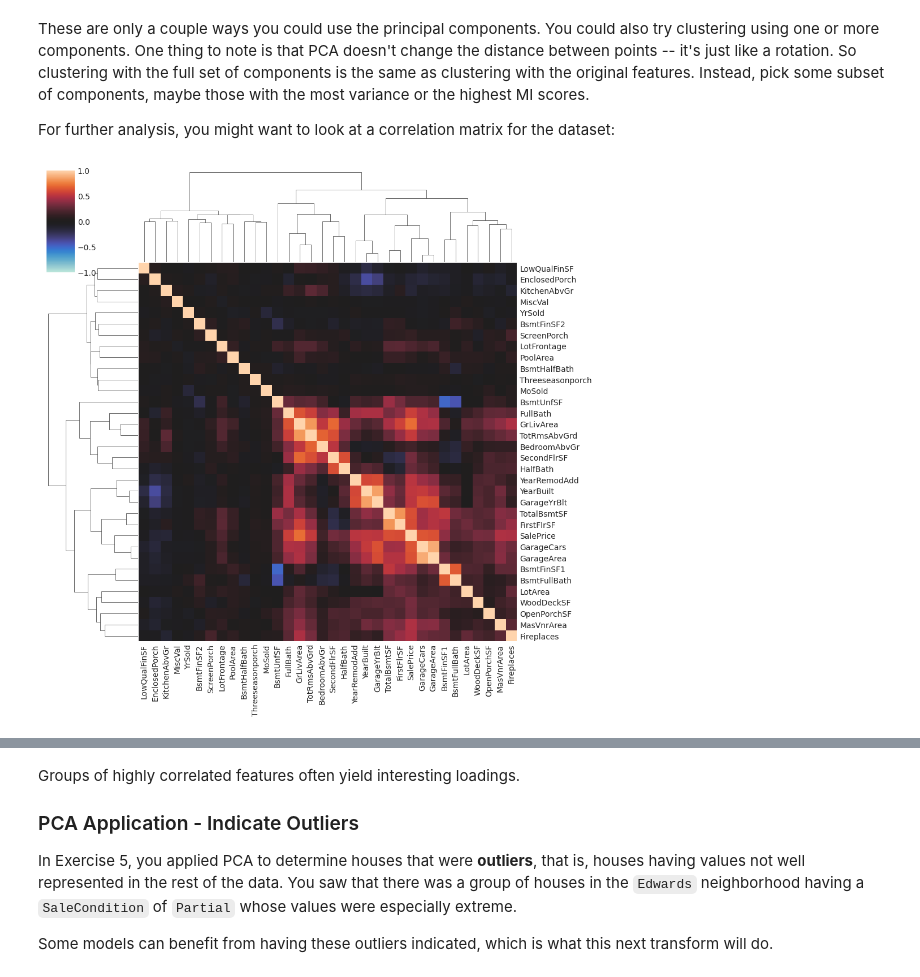
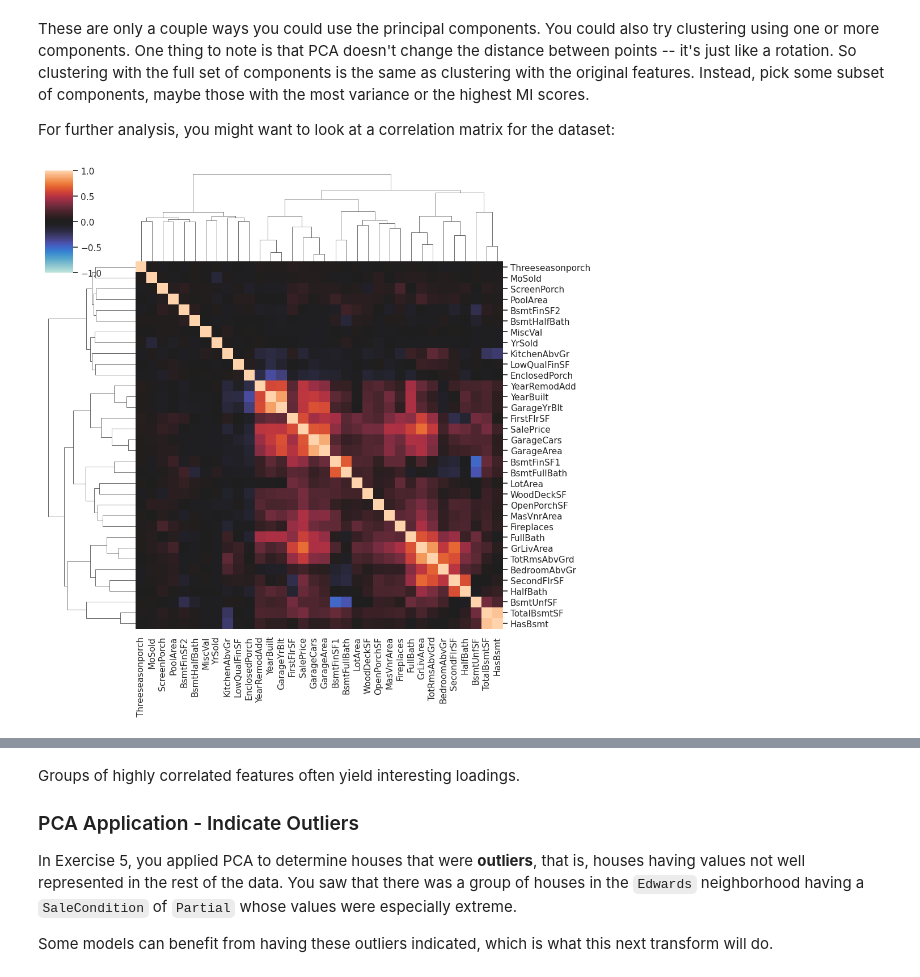
Before and after one commit to xiphos-dev/House_pricing_feature_engineering, a Jupyter notebook: feature-engineering-for-house-prices_1st_transforms.ipynb, the cells around one changed output, grey strips where cells are left out. Saved outputs shown, nothing was run; the diff lists cells and outputs as text; code cells hidden in the pictures.

```diff
--- a/feature-engineering-for-house-prices_1st_transforms.ipynb
+++ b/feature-engineering-for-house-prices_1st_transforms.ipynb
@@ -178,7 +209,7 @@ def impute_2(df):
 And now we can call the data loader and get the processed data splits:
 # %%
 df_train, df_test = load_data()
-df_train = encode(df_train)
+#df_train = encode(df_train)
 # %% [markdown]
 Uncomment and run this cell if you'd like to see what they contain. Notice that `df_test` is
 missing values for `SalePrice`. (`NA`s were willed with 0's in the imputation step.)
@@ -364,0 +391,5 @@ sns.displot(df["OverallQual"])
+# %%
+sns.set()
+cols = ['SalePrice', 'OverallQual', 'GrLivArea', 'GarageCars', 'TotalBsmtSF', 'FullBath', 'YearBuilt']
+sns.pairplot(df_train[cols], size = 2.5)
+plt.show();
@@ -364,0 +398,4 @@ sns.displot(df["OverallQual"])
+# %%
+sns.set()
+sns.pairplot(df_train[mi_scores.axes[0][:7]], size = 2.5)
+plt.show();
@@ -364,0 +542,6 @@ sns.displot(df["OverallQual"])
+# %%
+df_train["HasBsmt"] =  pd.Series(df_train.shape[0], index=df_train.index)
+df_train["HasBsmt"] = 0
+df_train.loc[df_train["TotalBsmtSF"] > 0, "HasBsmt" ] = 1
+
+df_train.loc[df_train["HasBsmt"] == 1, "TotalBsmtSF"] = np.log(df_train["TotalBsmtSF"])
@@ -590,16 +811,16 @@ For further analysis, you might want to look at a correlation matrix for the dat
 # %%
 def corrplot(df, method="pearson", annot=True, **kwargs):
     sns.clustermap(
-        df.corr(method),
+        df.iloc[:,~df.columns.isin(["Imputed"])].corr(method),
         vmin=-1.0,
         vmax=1.0,
         cmap="icefire",
         method="complete",
         annot=annot,
         **kwargs,
     )
 
 
 corrplot(df_train, annot=None)
 # %% [output]
-[figure, old version]
+[figure, new version]
```
Also changed, not shown: parts of 47 cells of this notebook.
